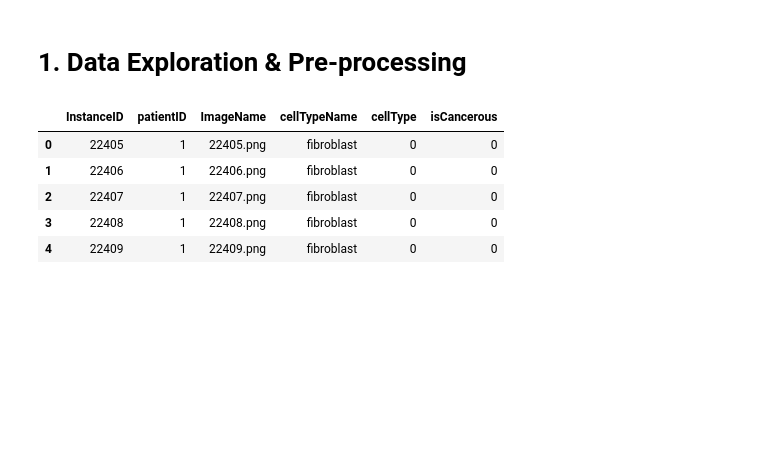
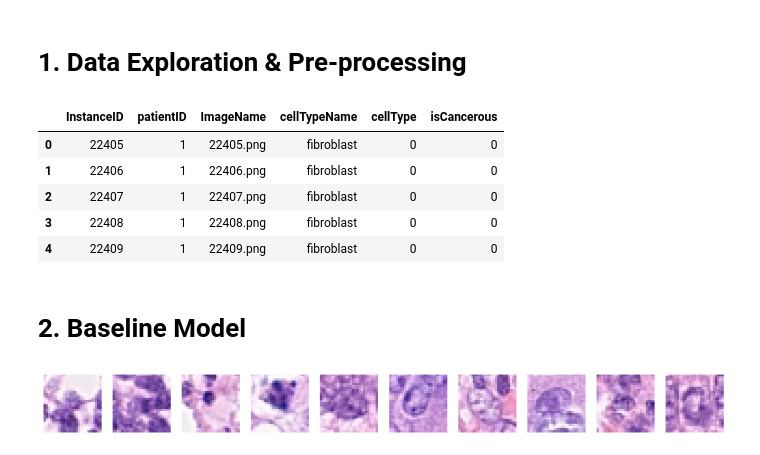
Before and after one commit to AmiruC/Machine-Learning-Cancer-Classification-Model, a Jupyter notebook: notebooks/notebook.ipynb, the cells around one changed output. Cells and saved outputs as stored; diff of their text form; code cells hidden in the pictures; blank space fills up the shorter version.

Commit message:
Read data into notebook and fit sample model

```diff
--- a/notebooks/notebook.ipynb
+++ b/notebooks/notebook.ipynb
@@ -27,3 +27,33 @@ dataset_mainData.head()
 | 2 | 22407 | 1 | 22407.png | fibroblast | 0 | 0 |
 | 3 | 22408 | 1 | 22408.png | fibroblast | 0 | 0 |
 | 4 | 22409 | 1 | 22409.png | fibroblast | 0 | 0 |
+# %% [markdown]
+# 2. Baseline Model
+# %%
+# Pull some random ass images
+
+from PIL import Image
+
+imageCount = 100
+
+randomImages = dataset_mainData.loc[np.random.choice(dataset_mainData.shape[0], imageCount), 'ImageName']
+fileLocation = './data/patch_images/'
+images = []
+
+for imageFilename in randomImages:
+    # Import image as an 3d array where the first two dimensions are the pixels, 27 by 27 resolution images
+    # and then the third dimension contains rgb values of each pixel (so each pixel has an array of length 3 with the colour info)
+    # Therefore, images is a list of 3 dimensional arrays
+    imageArray = np.asarray(Image.open(fileLocation + imageFilename))
+    images.append(imageArray)
+
+# Show first ten images i guess
+plt.figure(figsize=(16,4))
+for i, image in enumerate(images[:10]):
+    plt.subplot(1,10,i+1)
+    plt.imshow(image)
+    plt.axis('off')
+
+plt.show()
+# %% [output]
+[figure, added]
```
Also changed, not shown: parts of 7 cells of this notebook.
